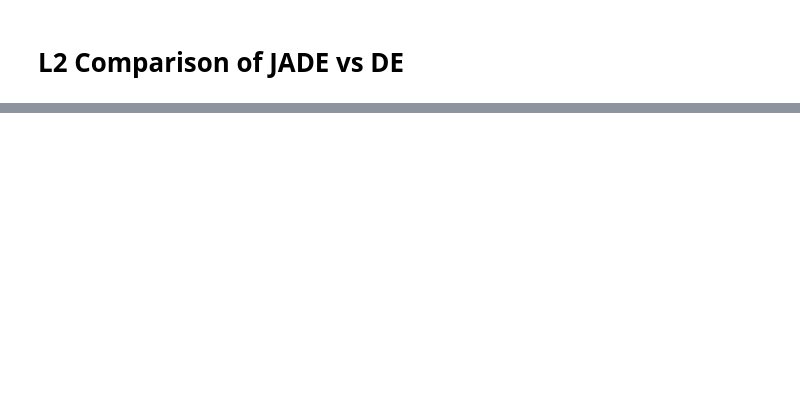
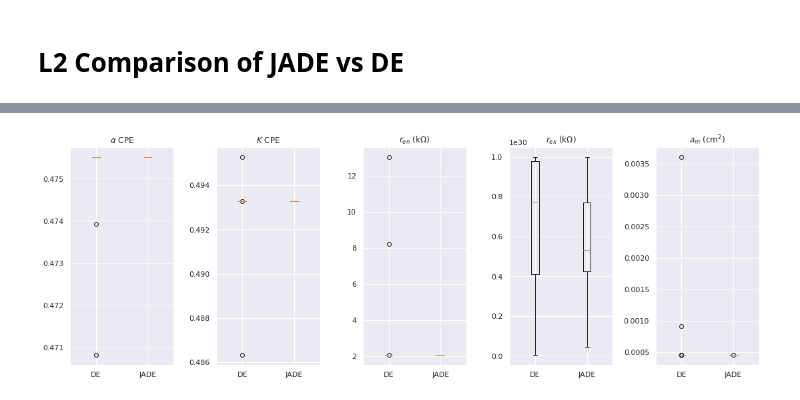
Before and after one commit to cjekel/equiv_circuit_blue_data, a Jupyter notebook: compare_DE_to_JADE.ipynb, the cells around one changed output, grey strips where cells are left out. Drawn from its saved outputs; the diff is of its cells as text; code cells hidden in the pictures; blank space fills up the shorter version.

```diff
--- a/compare_DE_to_JADE.ipynb
+++ b/compare_DE_to_JADE.ipynb
@@ -520,0 +549,11 @@ Mean of DE optima  : 269997689657.7393
+# %%
+fig, ax = plt.subplots(1, 5, sharey=False)
+fig.set_size_inches(15, 5)
+plt.tight_layout(pad=0.4, w_pad=2.5, h_pad=1.0)
+for i in range(5):
+    ax[i].boxplot([xs_lk2_DE[:, i], xs_lk2_JADE[:, i]])
+    ax[i].set_xticklabels(['DE', 'JADE'])
+    ax[i].set_title(labels[i])
+plt.savefig('figs_JADE_vs_DE/lk2.pdf', bbox_inches='tight', dpi=300)
+# %% [output]
+[figure, added]
```
Also changed, not shown: parts of 6 cells of this notebook, 2 other files.
